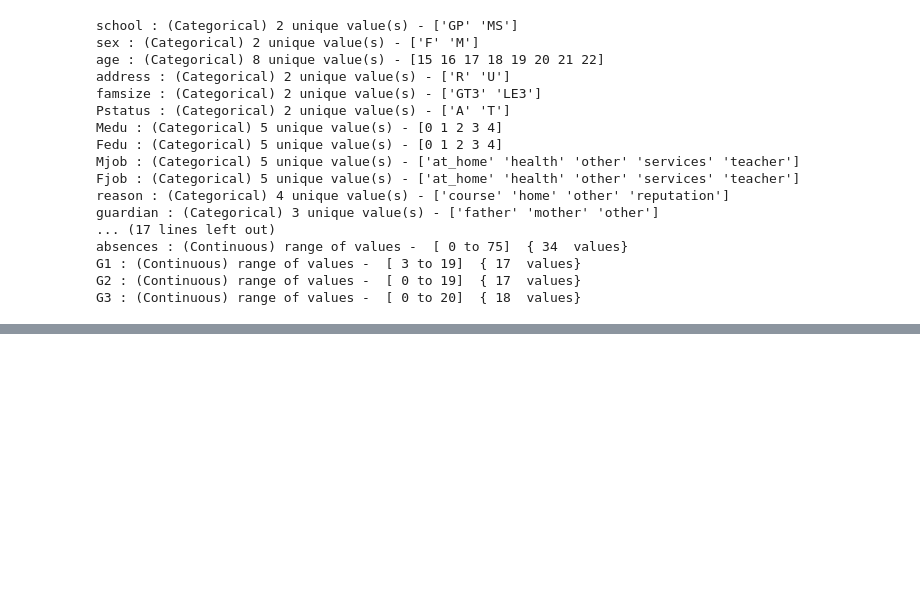
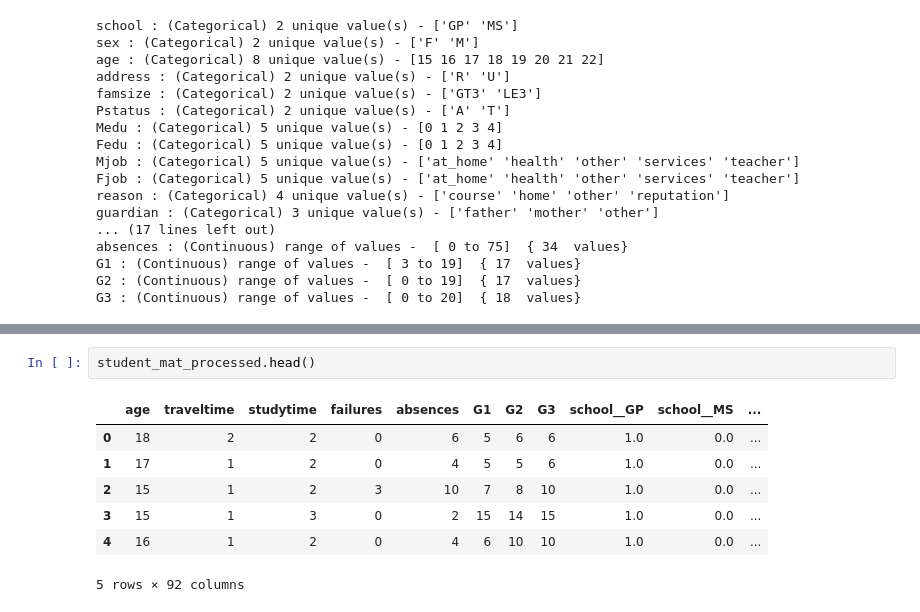
Before and after one commit to student-performance-prediction/notebooks, a Jupyter notebook: 01_Data.ipynb, the cells around one changed output, grey strips where cells are left out. Drawn from its saved outputs; the diff is of its cells as text; blank space fills up the shorter version.

```diff
--- a/01_Data.ipynb
+++ b/01_Data.ipynb
@@ -156,0 +271,10 @@ columns_with_null(student_por)
+# %%
+student_mat_processed.head()
+# %% [output]
+|  | age | traveltime | studytime | failures | absences | G1 | G2 | G3 | school__GP | school__MS | ... |
+| 0 | 18 | 2 | 2 | 0 | 6 | 5 | 6 | 6 | 1.0 | 0.0 | ... |
+| 1 | 17 | 1 | 2 | 0 | 4 | 5 | 5 | 6 | 1.0 | 0.0 | ... |
+| 2 | 15 | 1 | 2 | 3 | 10 | 7 | 8 | 10 | 1.0 | 0.0 | ... |
+| 3 | 15 | 1 | 3 | 0 | 2 | 15 | 14 | 15 | 1.0 | 0.0 | ... |
+| 4 | 16 | 1 | 2 | 0 | 4 | 6 | 10 | 10 | 1.0 | 0.0 | ... |
+5 rows × 92 columns
```
Also changed, not shown: parts of 35 cells of this notebook, 4 other files.
